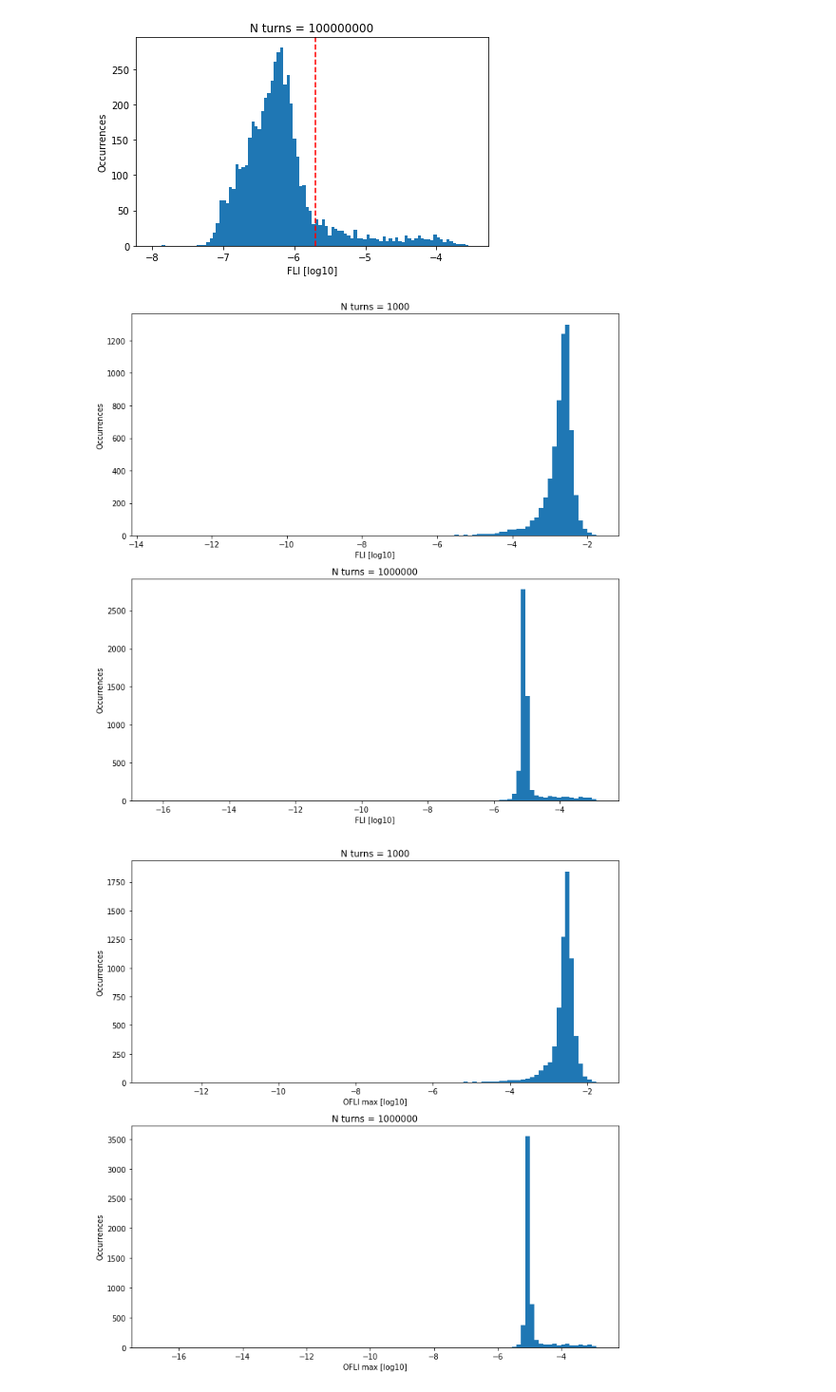
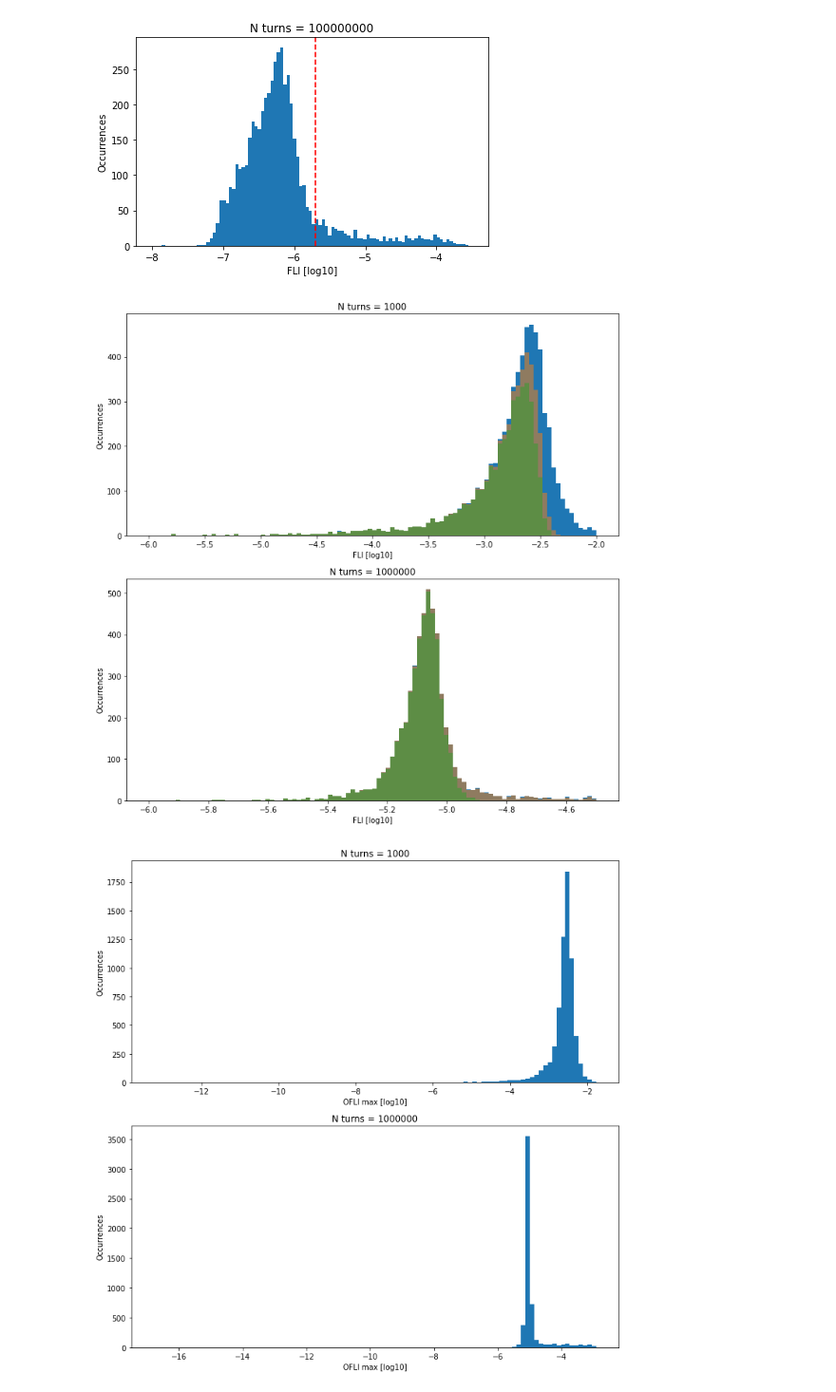
Before and after one commit to carlidel/definitive_dyn_indicators, a Jupyter notebook: notebooks/PLOTS_FOR_DISCUSSION/first.ipynb, the cells around one changed output. Shown at 95% size. Drawn from its saved outputs; the diff is of its cells as text; code cells hidden in the pictures.

```diff
--- a/notebooks/PLOTS_FOR_DISCUSSION/first.ipynb
+++ b/notebooks/PLOTS_FOR_DISCUSSION/first.ipynb
@@ -183,26 +178,42 @@ ax.set_title(f"N turns = {T_GROUND_TRUTH}")
 plt.tight_layout()
 # %% [output]
 [figure]
+# %%
+my_mask = ~np.isnan(full_lyapunov[T_GROUND_TRUTH].to_numpy())
+my_mask_2 = np.log10(full_lyapunov[T_GROUND_TRUTH].to_numpy()) <= threshold
 # %%
 fig, axs = plt.subplots(2, 1, figsize=(10, 10))
 
 axs[0].hist(
-    np.log10(lyapunov[T_NORMALIZATION].to_numpy()), bins=100
+    np.log10(lyapunov[T_NORMALIZATION].to_numpy()), bins=100, range=(-6, -2.0)
+)
+axs[0].hist(
+    np.log10(lyapunov[T_NORMALIZATION].to_numpy())[my_mask], bins=100, range=(-6, -2.0), alpha=0.5
+)
+axs[0].hist(
+    np.log10(lyapunov[T_NORMALIZATION].to_numpy())[my_mask_2], bins=100, range=(-6, -2.0), alpha=0.5
 )
 axs[0].set_xlabel("FLI [log10]")
 axs[0].set_ylabel("Occurrences")
 axs[0].set_title(f"N turns = {T_NORMALIZATION}")
 
 axs[1].hist(
-    np.log10(lyapunov[T_DYN_INDICATORS].to_numpy()), bins=100
+    np.log10(lyapunov[T_DYN_INDICATORS].to_numpy()), bins=100, range=(-6, -4.5)
 )
+axs[1].hist(
+    np.log10(lyapunov[T_DYN_INDICATORS].to_numpy())[my_mask], bins=100, range=(-6, -4.5), alpha=0.5
+)
+axs[1].hist(
+    np.log10(lyapunov[T_DYN_INDICATORS].to_numpy())[my_mask_2], bins=100, range=(-6, -4.5), alpha=0.5
+)
+
 axs[1].set_xlabel("FLI [log10]")
 axs[1].set_ylabel("Occurrences")
 axs[1].set_title(f"N turns = {T_DYN_INDICATORS}")
 
 plt.tight_layout()
 # %% [output]
-[figure, old version]
+[figure, new version]
 # %%
 fig, axs = plt.subplots(2, 1, figsize=(10, 10))
 
```
Also changed, not shown: parts of 14 cells of this notebook, 2 other files.
